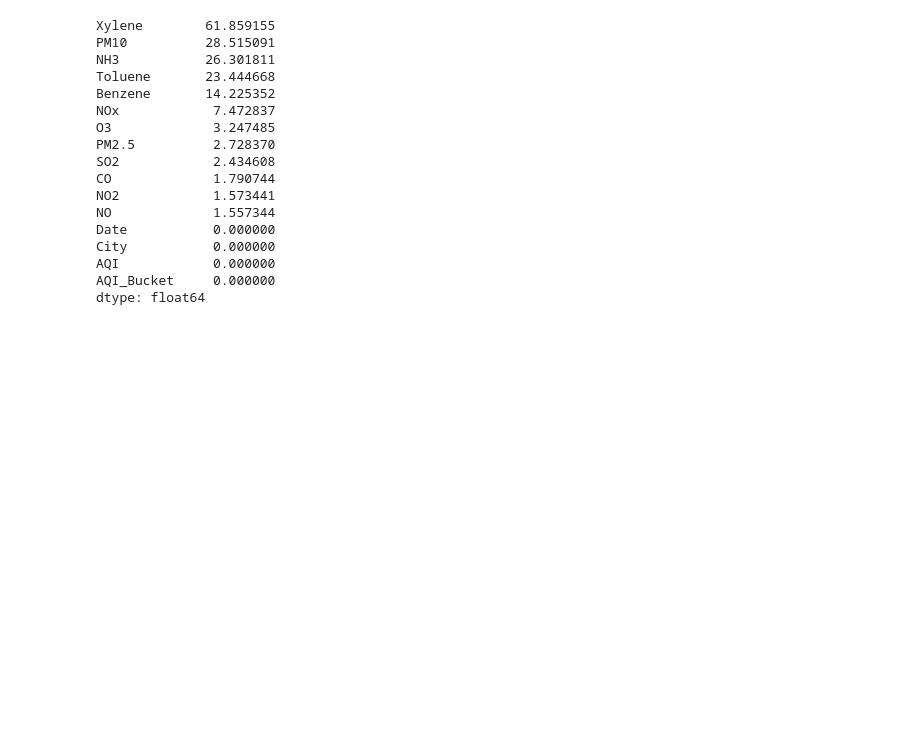
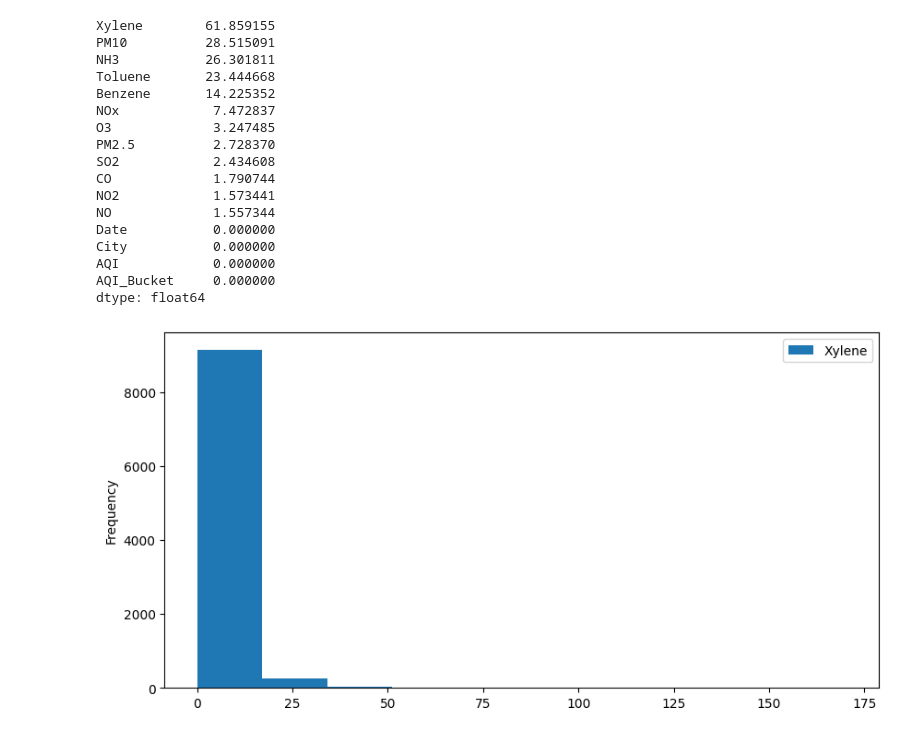
Before and after one commit to ImposterCD/Air-Quality-Index-Prediction-Model, a Jupyter notebook: Air quality index prediction Model.ipynb, the cells around one changed output. Cells and saved outputs as stored; diff of their text form; code cells hidden in the pictures; blank space fills up the shorter version.

```diff
--- a/Air quality index prediction Model.ipynb
+++ b/Air quality index prediction Model.ipynb
@@ -152,0 +155,6 @@ dtype: float64
+# %%
+ai['Xylene'].plot(kind = 'hist', figsize=(10,5))
+plt.legend()
+plt.show()
+# %% [output]
+[figure, added]
```
Also changed, not shown: parts of 39 cells of this notebook.
